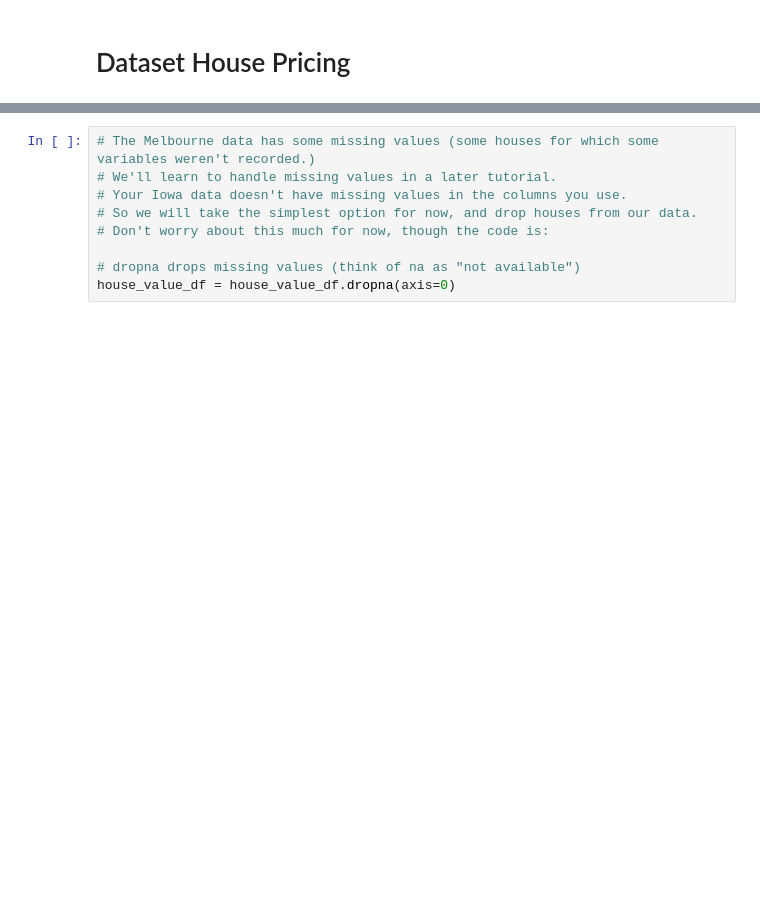
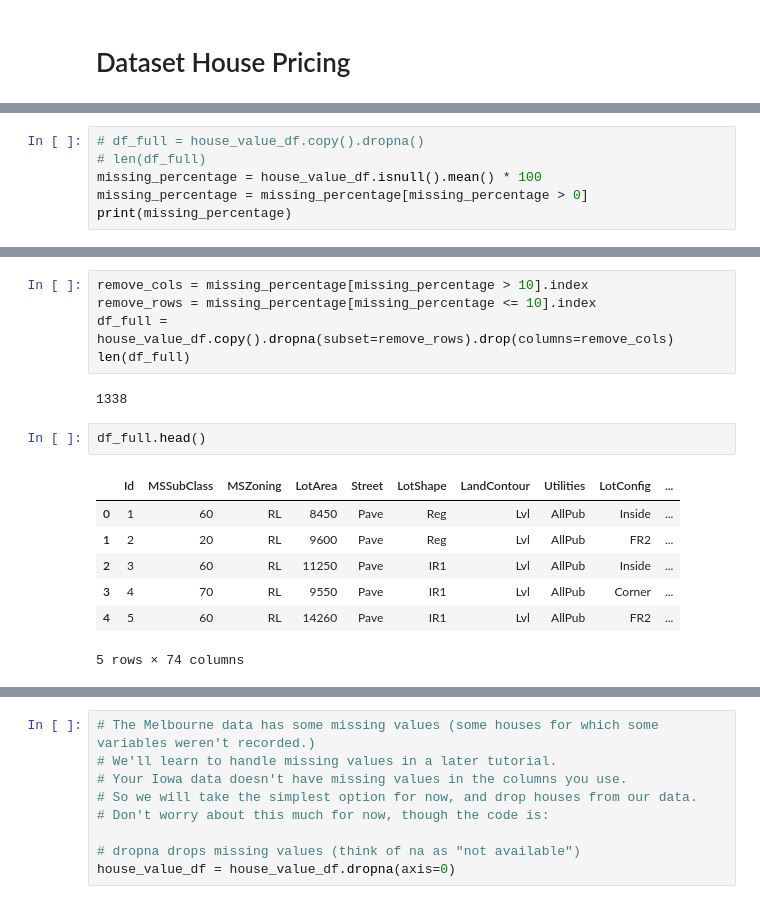
Before and after one commit to matansol/missing_values_project, a Jupyter notebook: missing_value_project.ipynb, the cells around one changed output, grey strips where cells are left out. Drawn from its saved outputs; the diff is of its cells as text; blank space fills up the shorter version.

```diff
--- a/missing_value_project.ipynb
+++ b/missing_value_project.ipynb
@@ -558,0 +618,6 @@ X = house_value_df.drop(['SalePrice'], axis=1)
+# %%
+# df_full = house_value_df.copy().dropna()
+# len(df_full)
+missing_percentage = house_value_df.isnull().mean() * 100
+missing_percentage = missing_percentage[missing_percentage > 0]
+print(missing_percentage)
@@ -558,0 +645,17 @@ X = house_value_df.drop(['SalePrice'], axis=1)
+# %%
+remove_cols = missing_percentage[missing_percentage > 10].index
+remove_rows = missing_percentage[missing_percentage <= 10].index
+df_full = house_value_df.copy().dropna(subset=remove_rows).drop(columns=remove_cols)
+len(df_full)
+# %% [output]
+1338
+# %%
+df_full.head()
+# %% [output]
+|  | Id | MSSubClass | MSZoning | LotArea | Street | LotShape | LandContour | Utilities | LotConfig | ... |
+| 0 | 1 | 60 | RL | 8450 | Pave | Reg | Lvl | AllPub | Inside | ... |
+| 1 | 2 | 20 | RL | 9600 | Pave | Reg | Lvl | AllPub | FR2 | ... |
+| 2 | 3 | 60 | RL | 11250 | Pave | IR1 | Lvl | AllPub | Inside | ... |
+| 3 | 4 | 70 | RL | 9550 | Pave | IR1 | Lvl | AllPub | Corner | ... |
+| 4 | 5 | 60 | RL | 14260 | Pave | IR1 | Lvl | AllPub | FR2 | ... |
+5 rows × 74 columns
```
Also changed, not shown: parts of 27 cells of this notebook, 2 other files.
